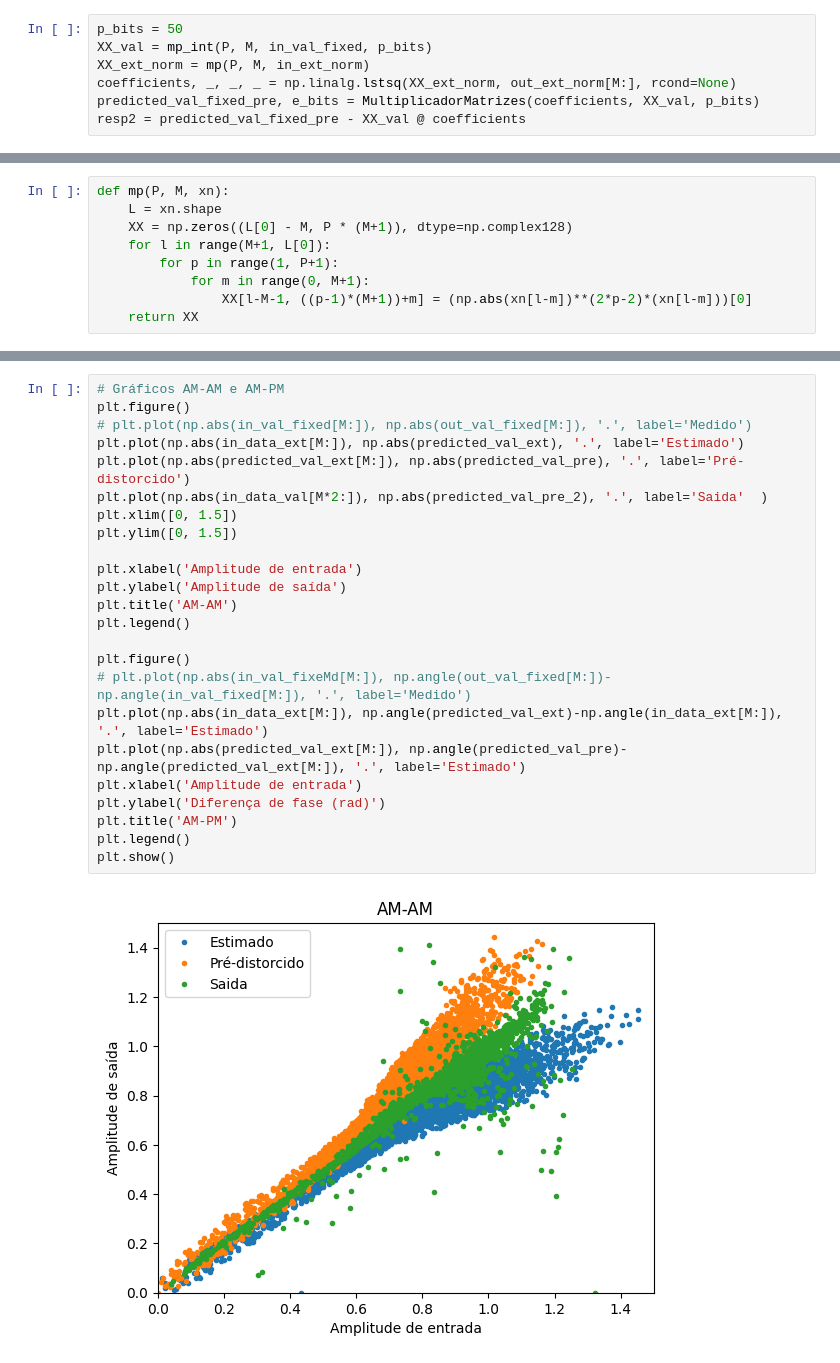
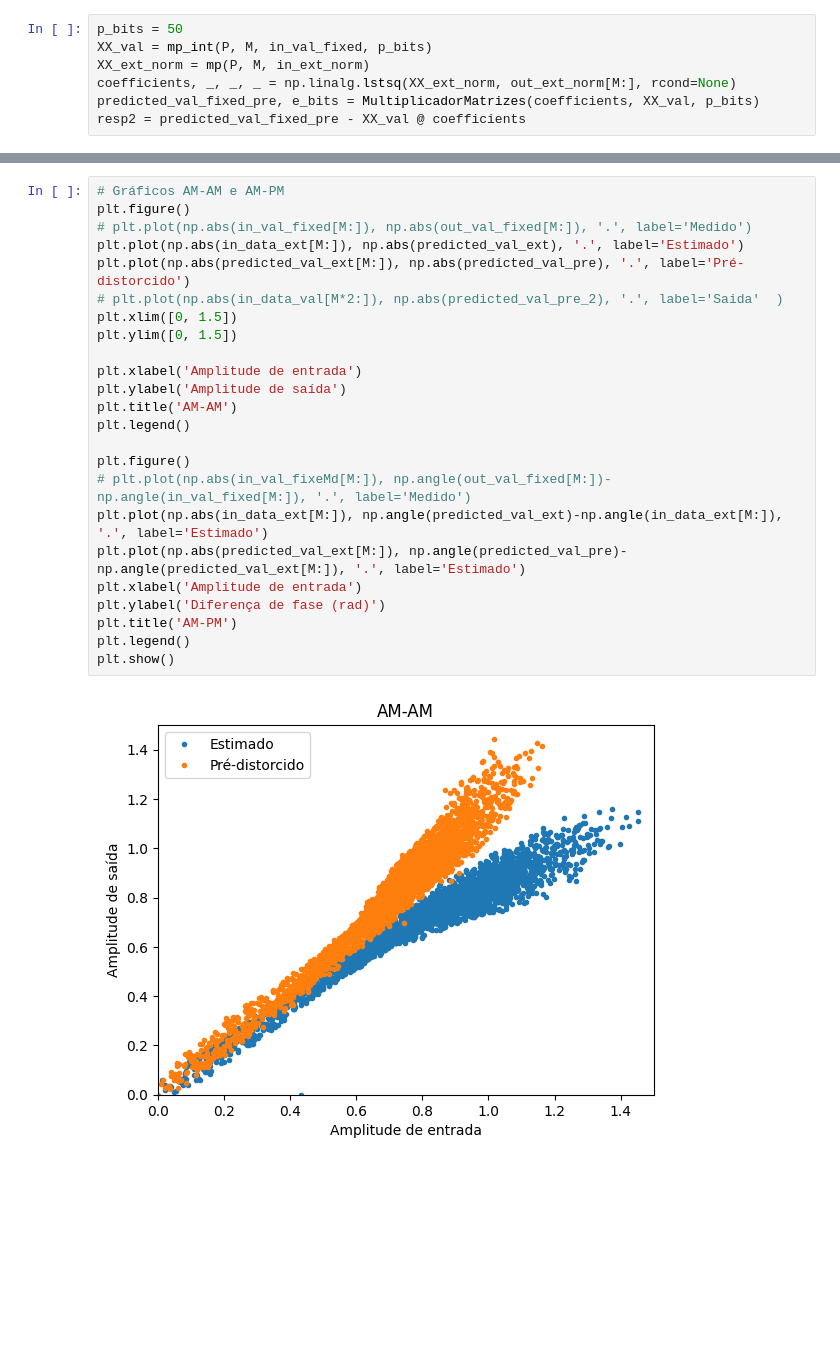
Before and after one commit to Je-Leo-AS/DPD, a Jupyter notebook: Atividade 5/MP.ipynb, the cells around one changed output, grey strips where cells are left out. Drawn from its saved outputs; the diff is of its cells as text; blank space fills up the shorter version.

```diff
--- a/Atividade 5/MP.ipynb
+++ b/Atividade 5/MP.ipynb
@@ -200,12 +171,3 @@ predicted_val_fixed_pre, e_bits = MultiplicadorMatrizes(coefficients_pre, XX_val
-# %%
-def mp(P, M, xn):
-    L = xn.shape
-    XX = np.zeros((L[0] - M, P * (M+1)), dtype=np.complex128)
-    for l in range(M+1, L[0]):
-        for p in range(1, P+1):
-            for m in range(0, M+1):
-                XX[l-M-1, ((p-1)*(M+1))+m] = (np.abs(xn[l-m])**(2*p-2)*(xn[l-m]))[0]
-    return XX
 # %%
 M = 3
 P = 5
@@ -226,27 +193,27 @@ predicted_val_pre_2 = XX_val_pre @ coefficients
 # %%
 # Gráficos AM-AM e AM-PM
 plt.figure()
 # plt.plot(np.abs(in_val_fixed[M:]), np.abs(out_val_fixed[M:]), '.', label='Medido')
 plt.plot(np.abs(in_data_ext[M:]), np.abs(predicted_val_ext), '.', label='Estimado')
 plt.plot(np.abs(predicted_val_ext[M:]), np.abs(predicted_val_pre), '.', label='Pré-distorcido')
-plt.plot(np.abs(in_data_val[M*2:]), np.abs(predicted_val_pre_2), '.', label='Saida'  )
+# plt.plot(np.abs(in_data_val[M*2:]), np.abs(predicted_val_pre_2), '.', label='Saida'  )
 plt.xlim([0, 1.5])
 plt.ylim([0, 1.5])
 
 plt.xlabel('Amplitude de entrada')
 plt.ylabel('Amplitude de saída')
 plt.title('AM-AM')
 plt.legend()
 
 plt.figure()
 # plt.plot(np.abs(in_val_fixeMd[M:]), np.angle(out_val_fixed[M:])-np.angle(in_val_fixed[M:]), '.', label='Medido')
 plt.plot(np.abs(in_data_ext[M:]), np.angle(predicted_val_ext)-np.angle(in_data_ext[M:]), '.', label='Estimado')
 plt.plot(np.abs(predicted_val_ext[M:]), np.angle(predicted_val_pre)-np.angle(predicted_val_ext[M:]), '.', label='Estimado')
 plt.xlabel('Amplitude de entrada')
 plt.ylabel('Diferença de fase (rad)')
 plt.title('AM-PM')
 plt.legend()
 plt.show()
 # %% [output]
-[figure, old version]
+[figure, new version]
 [figure]
```
Also changed, not shown: parts of 9 cells of this notebook, 1 other file.
